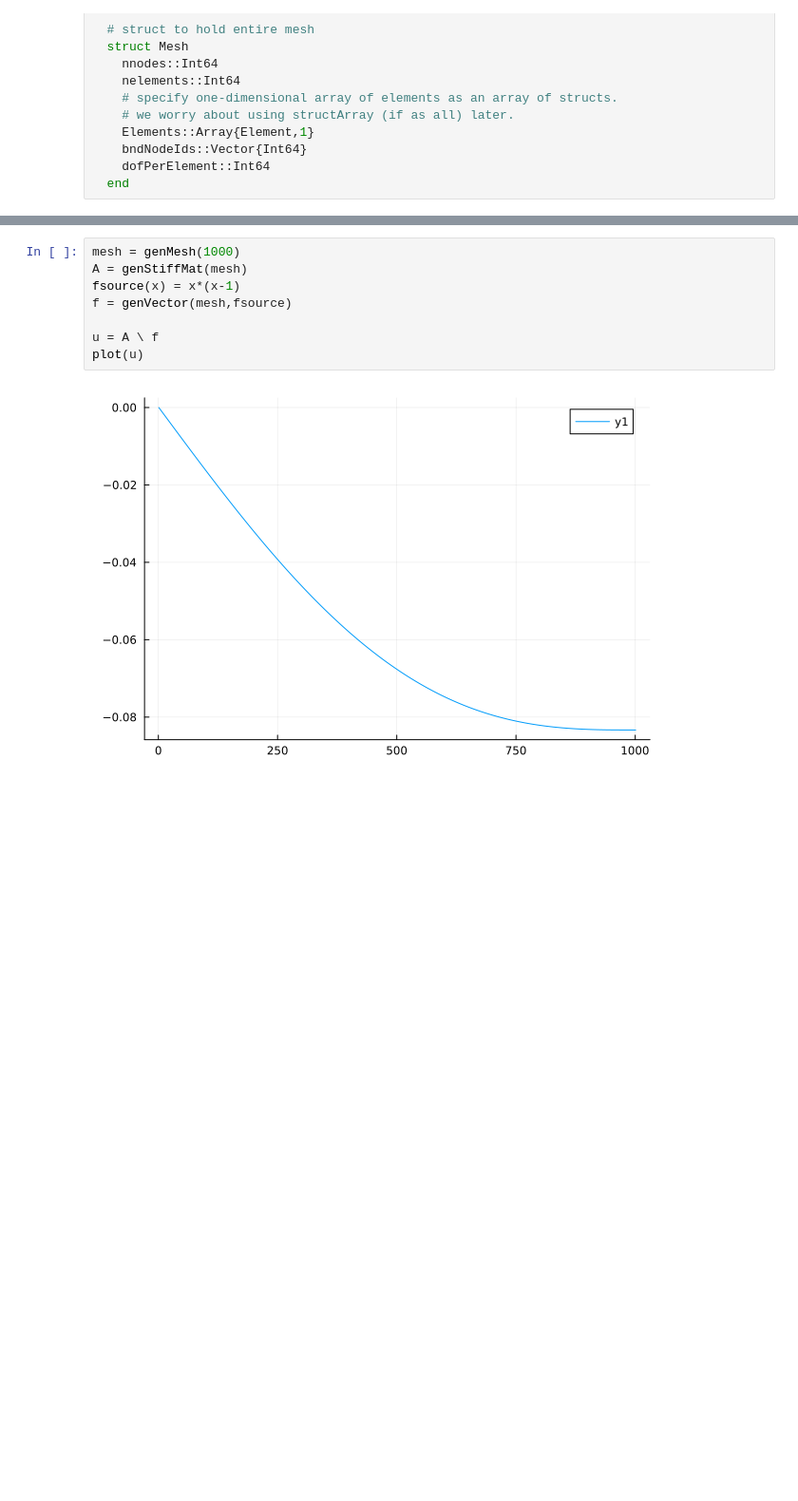
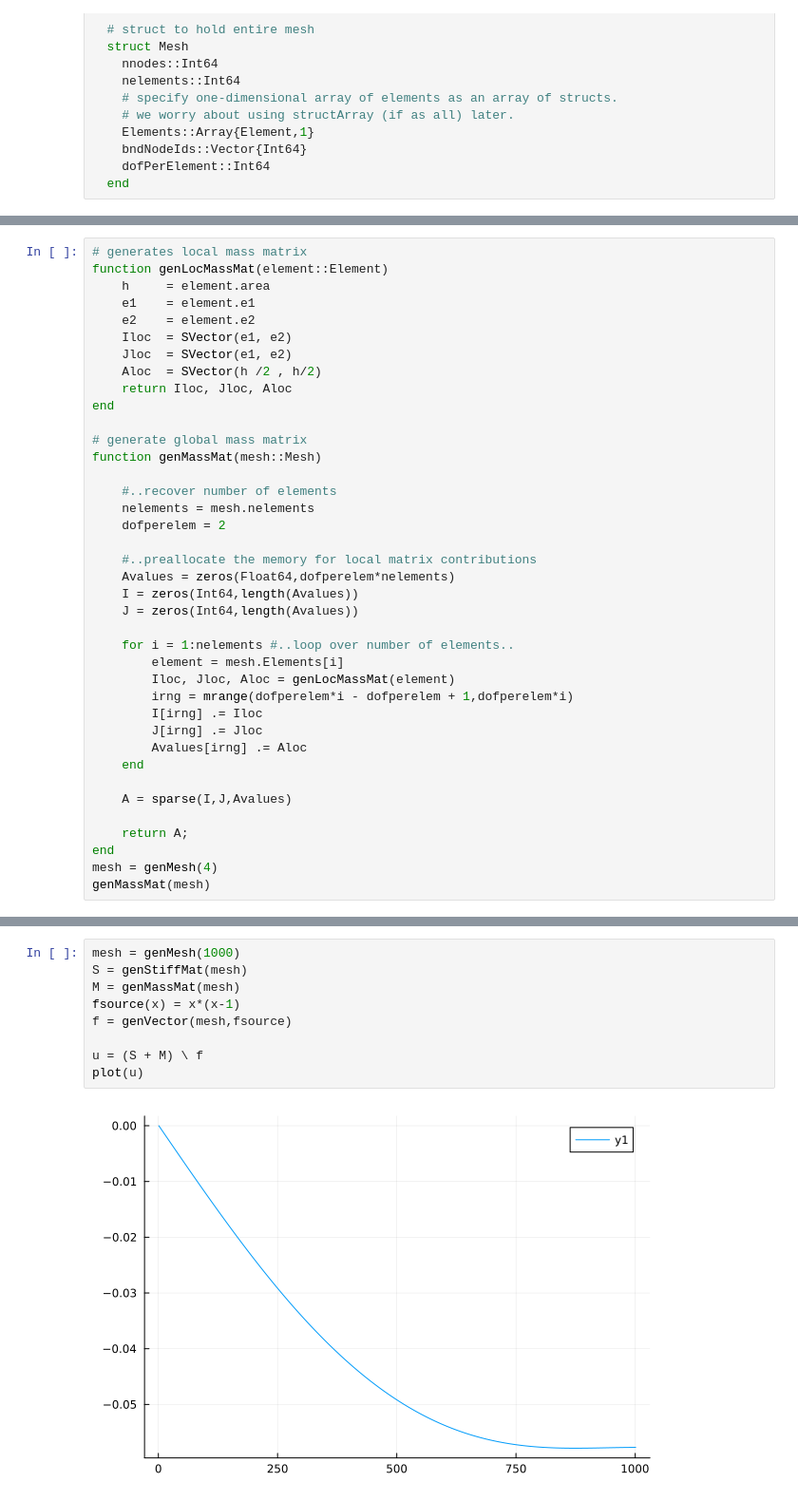
Before and after one commit to Dr4k3z/Athens-FEM, a Jupyter notebook: task4.ipynb, the cells around one changed output, grey strips where cells are left out. Shown at 95% size. Saved outputs shown, nothing was run; the diff lists cells and outputs as text; blank space fills up the shorter version.

Commit message:
add mass matrix

```diff
--- a/task4.ipynb
+++ b/task4.ipynb
@@ -157,0 +155,39 @@ end
+# %%
+# generates local mass matrix
+function genLocMassMat(element::Element)
+    h     = element.area
+    e1    = element.e1
+    e2    = element.e2
+    Iloc  = SVector(e1, e2)
+    Jloc  = SVector(e1, e2)
+    Aloc  = SVector(h /2 , h/2)
+    return Iloc, Jloc, Aloc
+end
+
+# generate global mass matrix
+function genMassMat(mesh::Mesh)
+
+    #..recover number of elements
+    nelements = mesh.nelements
+    dofperelem = 2
+
+    #..preallocate the memory for local matrix contributions
+    Avalues = zeros(Float64,dofperelem*nelements)
+    I = zeros(Int64,length(Avalues))
+    J = zeros(Int64,length(Avalues))
+
+    for i = 1:nelements #..loop over number of elements..
+        element = mesh.Elements[i]
+        Iloc, Jloc, Aloc = genLocMassMat(element)
+        irng = mrange(dofperelem*i - dofperelem + 1,dofperelem*i)
+        I[irng] .= Iloc
+        J[irng] .= Jloc
+        Avalues[irng] .= Aloc
+    end
+
+    A = sparse(I,J,Avalues)
+
+    return A;
+end
+mesh = genMesh(4)
+genMassMat(mesh)
@@ -158,10 +201,11 @@ end
 # %%
 mesh = genMesh(1000)
-A = genStiffMat(mesh)
+S = genStiffMat(mesh)
+M = genMassMat(mesh)
 fsource(x) = x*(x-1)
 f = genVector(mesh,fsource)
 
-u = A \ f
+u = (S + M) \ f
 plot(u)
 # %% [output]
-[figure, old version]
+[figure, new version]
```
Also changed, not shown: parts of 5 cells of this notebook.
